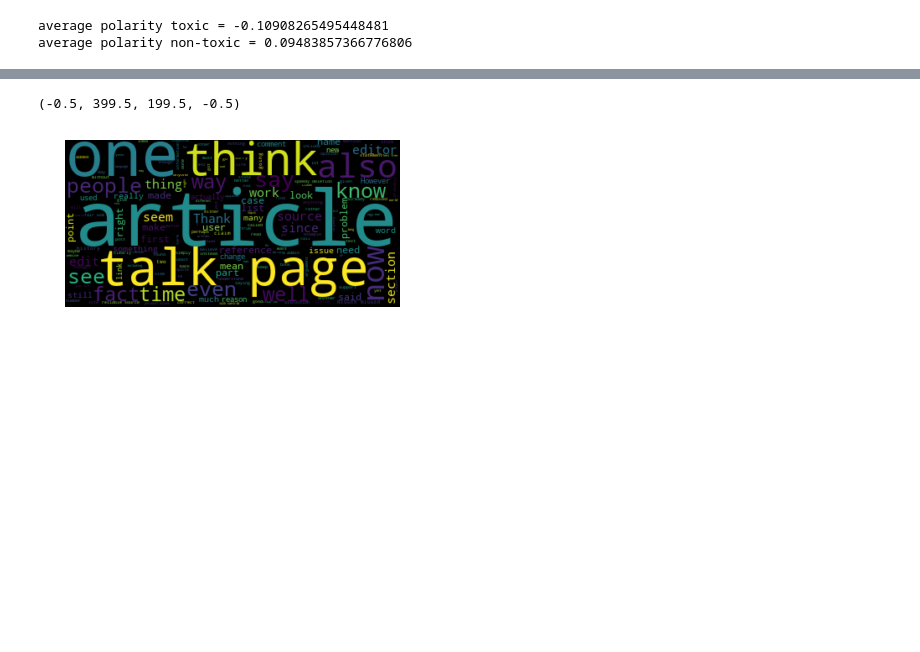
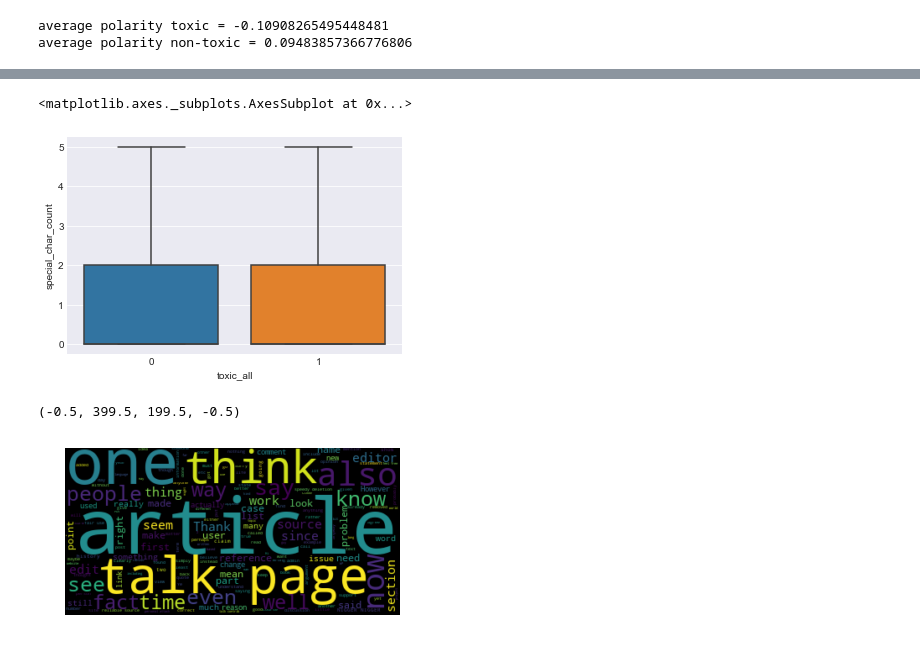
Before and after one commit to bay-area-dataphiles/toxic-comments, a Jupyter notebook: eda/ToxicCommentClassification.ipynb, the cells around one changed output, grey strips where cells are left out. Saved outputs shown, nothing was run; the diff lists cells and outputs as text; code cells hidden in the pictures; blank space fills up the shorter version.

```diff
--- a/eda/ToxicCommentClassification.ipynb
+++ b/eda/ToxicCommentClassification.ipynb
@@ -225,0 +248,12 @@ average polarity non-toxic = 0.09483857366776806
+# %%
+#count special characters, no relationship. some toxic outliers that contain many more than non-toxic comments
+
+special_chars = '!@#$%^&*()_+{}|'
+train['special_char_count'] = train['comment_text'].apply(lambda x: len([char for char in x if char in special_chars]))
+
+#boxplot
+
+sns.boxplot(x = train['toxic_all'], y = train['special_char_count'], showfliers = False)
+# %% [output]
+<matplotlib.axes._subplots.AxesSubplot at 0x...>
+[figure, added]
```
Also changed, not shown: parts of 10 cells of this notebook.
